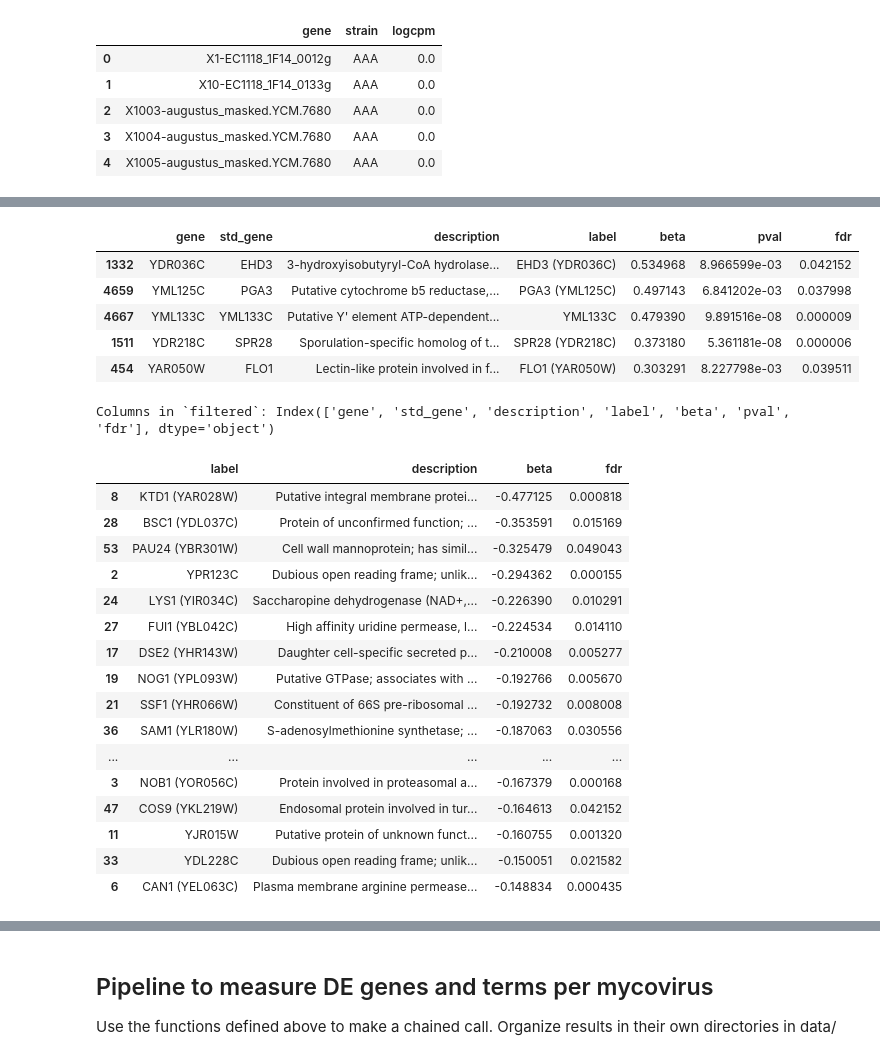
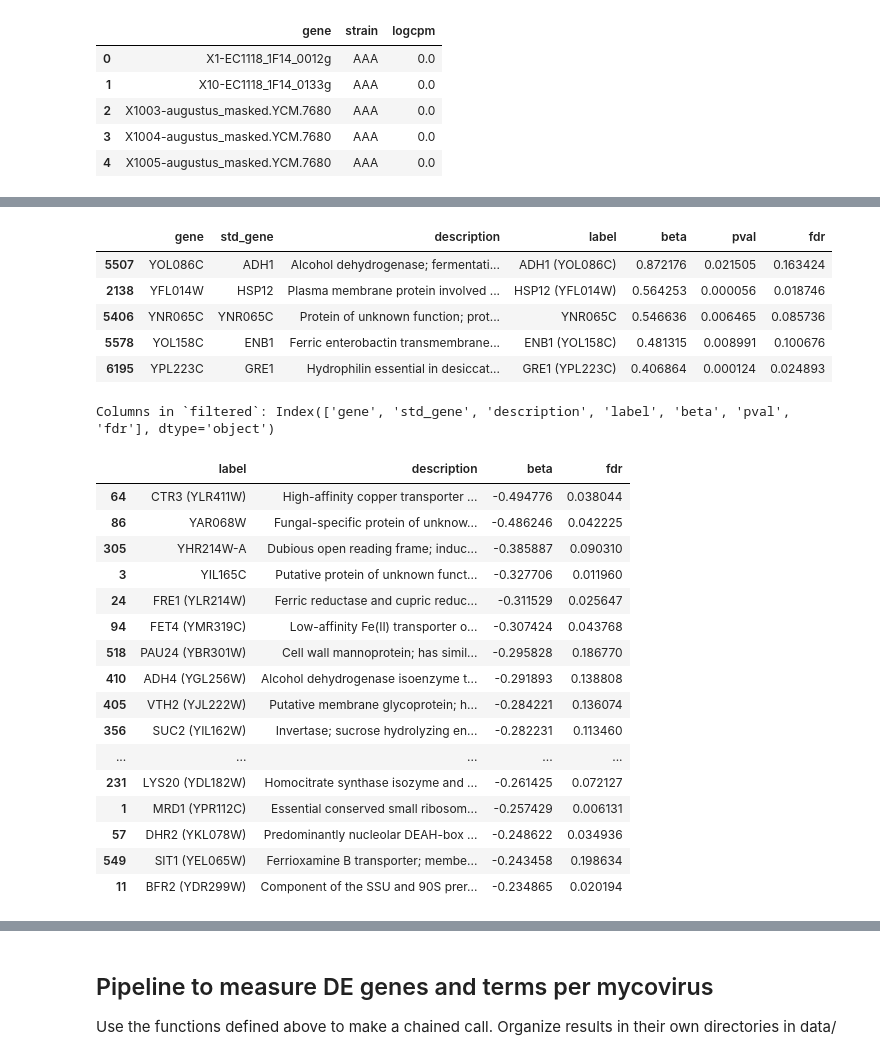
Before and after one commit to irahorecka/yeastvirome, a Jupyter notebook: jupyter/lmm.ipynb, the cells around one changed output, grey strips where cells are left out. Drawn from its saved outputs; the diff is of its cells as text; code cells hidden in the pictures.

```diff
--- a/jupyter/lmm.ipynb
+++ b/jupyter/lmm.ipynb
@@ -856,24 +1669,18 @@ import pandas as pd
 def filter_systematic_orfs(df, gene_col="gene"):
     """
     Keep only yeast systematic ORFs (e.g. YBR123C, YGL255W-A).
-
-    Parameters
-    ----------
-    df : DataFrame
-        Input DataFrame with a gene column.
-    gene_col : str, default "gene"
-        Column name containing gene identifiers.
-
-    Returns
-    -------
-    DataFrame
-        Filtered DataFrame with only systematic ORFs.
     """
     orf_pattern = re.compile(r"^Y[A-P][LRM][0-9]{3}[WC](?:-[A-Z])?$")
     return df[df[gene_col].apply(lambda g: bool(orf_pattern.match(g)))].copy()
 
 
-results_orfs = filter_systematic_orfs(results)
-print(f"[i] Filtered to {len(results_orfs)} systematic ORFs from {len(results)} total genes.")
+if "observed" not in globals():
+    raise NameError("Run the DEG summary cell first (requires 'observed').")
+
+results_orfs = filter_systematic_orfs(observed)
+# Backward-compatible alias for older variable naming in downstream notes/scripts.
+results_orfs = results_orfs
+
+print(f"[i] Filtered to {len(results_orfs)} systematic ORFs from {len(observed)} total genes.")
 results_orfs.head()
 # %% [output]
@@ -887,7 +1694,11 @@ results_orfs.head()
 # %%
+if "results_orfs" not in globals():
+    if "observed" not in globals():
+        raise NameError("Need observed or results_orfs before enrichment.")
+    results_orfs = filter_systematic_orfs(observed)
+
 import json
 
-import json
 import numpy as np
 import pandas as pd
 from statsmodels.stats.multitest import multipletests
@@ -945,11 +1756,11 @@ enriched = enriched.sort_values("beta", ascending=False)
 enriched.head()
 # %% [output]
 |  | gene | std_gene | description | label | beta | pval | fdr |
-| 1332 | YDR036C | EHD3 | 3-hydroxyisobutyryl-CoA hydrolase... | EHD3 (YDR036C) | 0.534968 | 8.966599e-03 | 0.042152 |
-| 4659 | YML125C | PGA3 | Putative cytochrome b5 reductase,... | PGA3 (YML125C) | 0.497143 | 6.841202e-03 | 0.037998 |
-| 4667 | YML133C | YML133C | Putative Y' element ATP-dependent... | YML133C | 0.479390 | 9.891516e-08 | 0.000009 |
-| 1511 | YDR218C | SPR28 | Sporulation-specific homolog of t... | SPR28 (YDR218C) | 0.373180 | 5.361181e-08 | 0.000006 |
-| 454 | YAR050W | FLO1 | Lectin-like protein involved in f... | FLO1 (YAR050W) | 0.303291 | 8.227798e-03 | 0.039511 |
+| 5507 | YOL086C | ADH1 | Alcohol dehydrogenase; fermentati... | ADH1 (YOL086C) | 0.872176 | 0.021505 | 0.163424 |
+| 2138 | YFL014W | HSP12 | Plasma membrane protein involved ... | HSP12 (YFL014W) | 0.564253 | 0.000056 | 0.018746 |
+| 5406 | YNR065C | YNR065C | Protein of unknown function; prot... | YNR065C | 0.546636 | 0.006465 | 0.085736 |
+| 5578 | YOL158C | ENB1 | Ferric enterobactin transmembrane... | ENB1 (YOL158C) | 0.481315 | 0.008991 | 0.100676 |
+| 6195 | YPL223C | GRE1 | Hydrophilin essential in desiccat... | GRE1 (YPL223C) | 0.406864 | 0.000124 | 0.024893 |
 # %%
 import pandas as pd
 
@@ -986,52 +1797,52 @@ def filter_enriched(enriched, lfc_filter="up", fdr_thresh=0.15, lfc_cutoff=0.0):
         filtered = filtered[
             (filtered["fdr"].notna())
             & (filtered["fdr"] < fdr_thresh)
             & (filtered["beta"] <= -lfc_cutoff)
         ].sort_values("beta")
     elif lfc_filter is None:
         filtered = filtered[(filtered["fdr"].notna()) & (filtered["fdr"] < fdr_thresh)]
     else:
         raise ValueError("lfc_filter must be 'up', 'down', or None")
 
     # always sort by FDR before returning
     return filtered.sort_values("fdr", ascending=True).reset_index(drop=True)
 
 
 # Apply filtering
-LFC_FILTER = 'down'
-filtered = filter_enriched(enriched, lfc_filter=LFC_FILTER, fdr_thresh=0.25, lfc_cutoff=0.0).sort_values('beta', ascending=True)
+LFC_DIRECTION = 'down'
+filtered = filter_enriched(enriched, lfc_filter=LFC_DIRECTION, fdr_thresh=0.25, lfc_cutoff=0.0).sort_values('beta', ascending=True)
 
 # # Export (outside the function)
 # filtered.to_csv(
-#     f'~/Desktop/{virus.lower().replace(" ", "_")}_sig_{LFC_FILTER}reg_genes.csv',
+#     f'~/Desktop/{virus.lower().replace(" ", "_")}_sig_{LFC_DIRECTION}reg_genes.csv',
 #     index=False
 # )
 
 # Preview (outside the function)
 print(f"Columns in `filtered`: {filtered.columns}")
 filtered[["label", "description", "beta", "fdr"]].head(20).style.set_properties(
     subset=["description"],
     **{"white-space": "pre-wrap", "word-wrap": "break-word", "max-width": "800px"},
 )
 # %% [output]
 Columns in `filtered`: Index(['gene', 'std_gene', 'description', 'label', 'beta', 'pval', 'fdr'], dtype='object')
 |  | label | description | beta | fdr |
-| 8 | KTD1 (YAR028W) | Putative integral membrane protei... | -0.477125 | 0.000818 |
-| 28 | BSC1 (YDL037C) | Protein of unconfirmed function; ... | -0.353591 | 0.015169 |
-| 53 | PAU24 (YBR301W) | Cell wall mannoprotein; has simil... | -0.325479 | 0.049043 |
-| 2 | YPR123C | Dubious open reading frame; unlik... | -0.294362 | 0.000155 |
-| 24 | LYS1 (YIR034C) | Saccharopine dehydrogenase (NAD+,... | -0.226390 | 0.010291 |
-| 27 | FUI1 (YBL042C) | High affinity uridine permease, l... | -0.224534 | 0.014110 |
-| 17 | DSE2 (YHR143W) | Daughter cell-specific secreted p... | -0.210008 | 0.005277 |
-| 19 | NOG1 (YPL093W) | Putative GTPase; associates with ... | -0.192766 | 0.005670 |
-| 21 | SSF1 (YHR066W) | Constituent of 66S pre-ribosomal ... | -0.192732 | 0.008008 |
-| 36 | SAM1 (YLR180W) | S-adenosylmethionine synthetase; ... | -0.187063 | 0.030556 |
+| 64 | CTR3 (YLR411W) | High-affinity copper transporter ... | -0.494776 | 0.038044 |
+| 86 | YAR068W | Fungal-specific protein of unknow... | -0.486246 | 0.042225 |
+| 305 | YHR214W-A | Dubious open reading frame; induc... | -0.385887 | 0.090310 |
+| 3 | YIL165C | Putative protein of unknown funct... | -0.327706 | 0.011960 |
+| 24 | FRE1 (YLR214W) | Ferric reductase and cupric reduc... | -0.311529 | 0.025647 |
+| 94 | FET4 (YMR319C) | Low-affinity Fe(II) transporter o... | -0.307424 | 0.043768 |
+| 518 | PAU24 (YBR301W) | Cell wall mannoprotein; has simil... | -0.295828 | 0.186770 |
+| 410 | ADH4 (YGL256W) | Alcohol dehydrogenase isoenzyme t... | -0.291893 | 0.138808 |
+| 405 | VTH2 (YJL222W) | Putative membrane glycoprotein; h... | -0.284221 | 0.136074 |
+| 356 | SUC2 (YIL162W) | Invertase; sucrose hydrolyzing en... | -0.282231 | 0.113460 |
 | ... | ... | ... | ... | ... |
-| 3 | NOB1 (YOR056C) | Protein involved in proteasomal a... | -0.167379 | 0.000168 |
-| 47 | COS9 (YKL219W) | Endosomal protein involved in tur... | -0.164613 | 0.042152 |
-| 11 | YJR015W | Putative protein of unknown funct... | -0.160755 | 0.001320 |
-| 33 | YDL228C | Dubious open reading frame; unlik... | -0.150051 | 0.021582 |
-| 6 | CAN1 (YEL063C) | Plasma membrane arginine permease... | -0.148834 | 0.000435 |
+| 231 | LYS20 (YDL182W) | Homocitrate synthase isozyme and ... | -0.261425 | 0.072127 |
+| 1 | MRD1 (YPR112C) | Essential conserved small ribosom... | -0.257429 | 0.006131 |
+| 57 | DHR2 (YKL078W) | Predominantly nucleolar DEAH-box ... | -0.248622 | 0.034936 |
+| 549 | SIT1 (YEL065W) | Ferrioxamine B transporter; membe... | -0.243458 | 0.198634 |
+| 11 | BFR2 (YDR299W) | Component of the SSU and 90S prer... | -0.234865 | 0.020194 |
 # %%
 import pandas as pd
 
```
Also changed, not shown: parts of 25 cells of this notebook.
